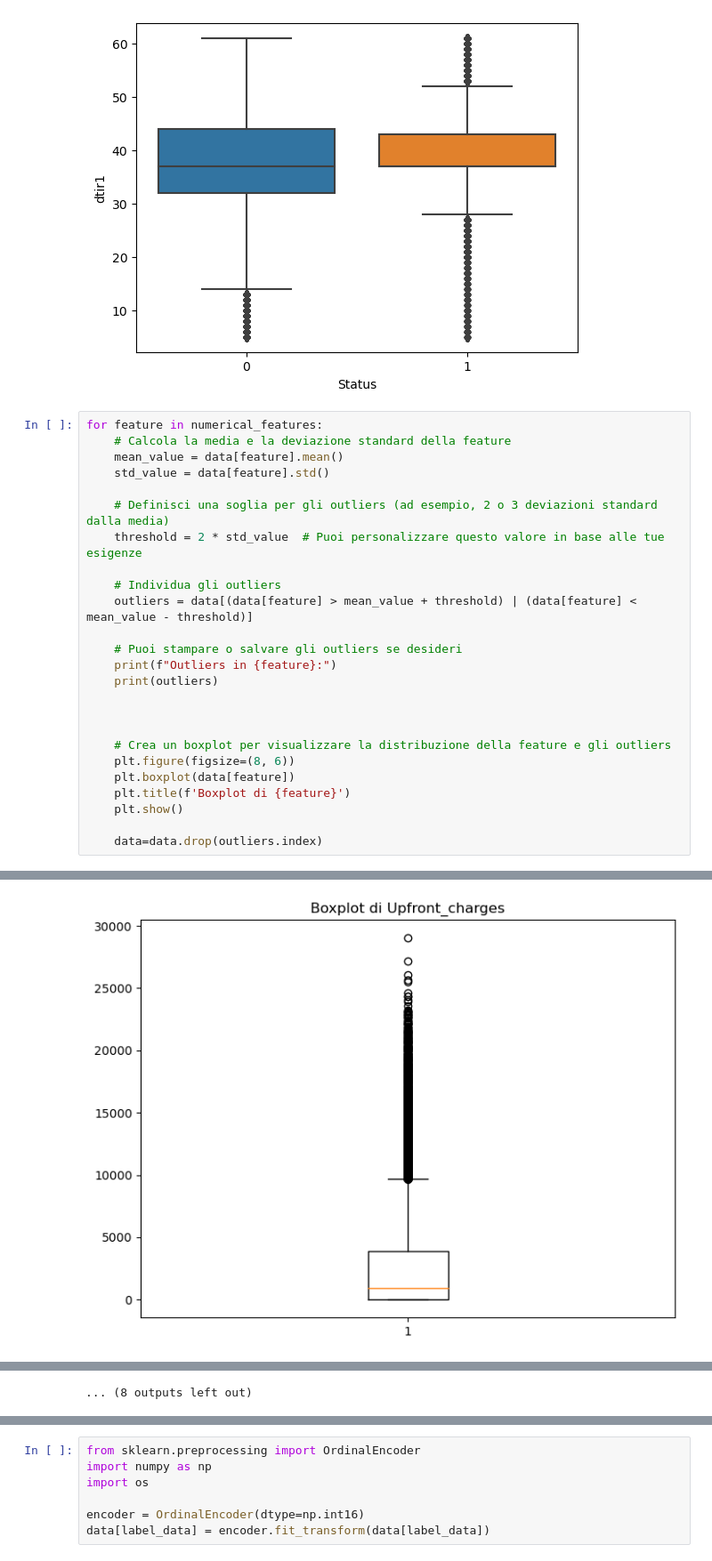
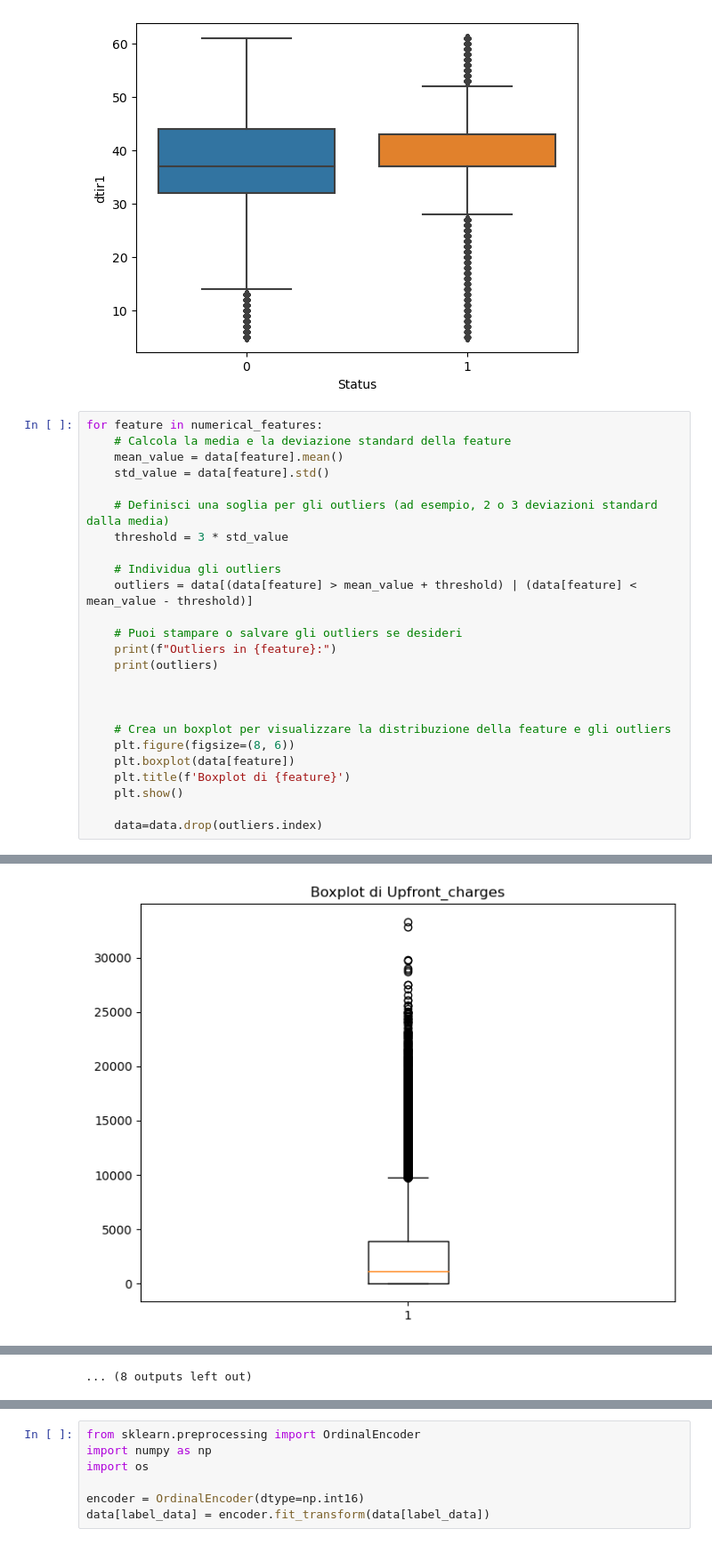
Before and after one commit to RagnOh/ProgettoMLDM, a Jupyter notebook: Decision_tree/Dataview.ipynb, the cells around one changed output, grey strips where cells are left out. Shown at 89% size. Cells and saved outputs as stored; diff of their text form.

```diff
--- a/Decision_tree/Dataview.ipynb
+++ b/Decision_tree/Dataview.ipynb
@@ -174,7 +174,7 @@ for feature in numerical_features:
     std_value = data[feature].std()
 
     # Definisci una soglia per gli outliers (ad esempio, 2 o 3 deviazioni standard dalla media)
-    threshold = 2 * std_value  # Puoi personalizzare questo valore in base alle tue esigenze
+    threshold = 3 * std_value
 
     # Individua gli outliers
     outliers = data[(data[feature] > mean_value + threshold) | (data[feature] < mean_value - threshold)]
@@ -267,3 +267,3 @@ Outliers in Upfront_charges:
-[figure, old version]
+[figure, new version]
 Outliers in term:
        loan_limit             Gender approv_in_adv loan_type loan_purpose  \
```
Also changed, not shown: parts of 9 cells of this notebook, 2 other files.
